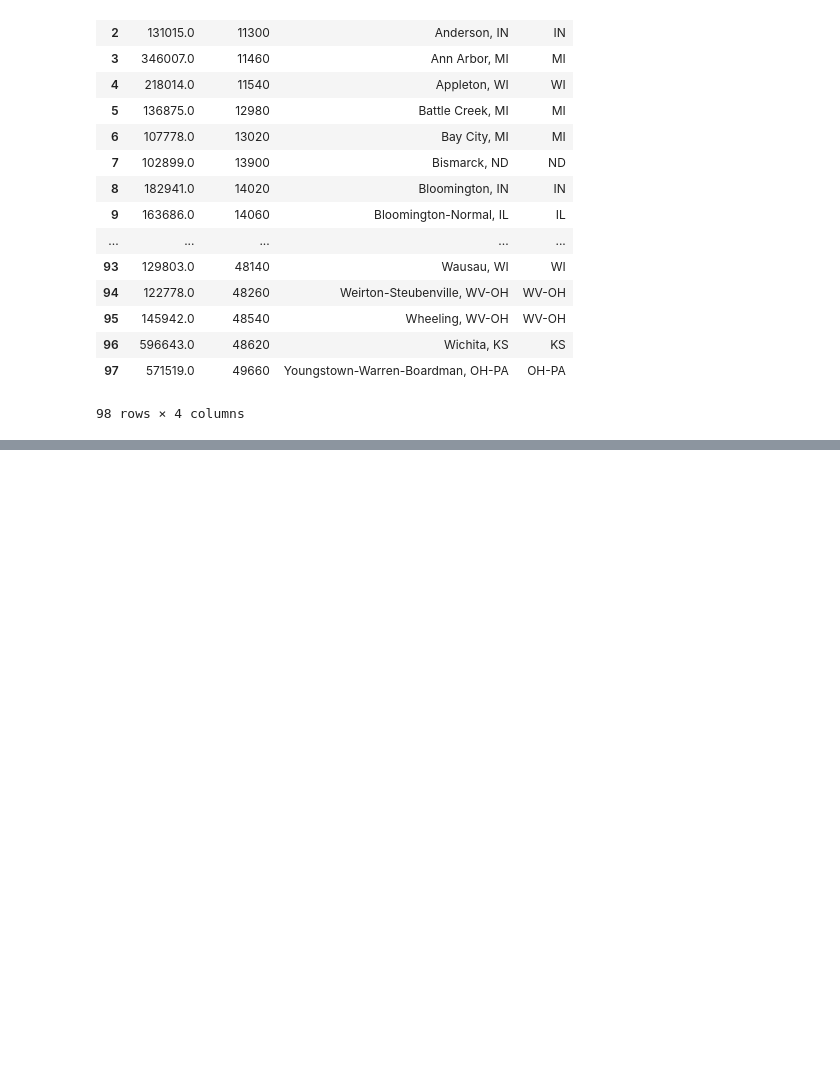
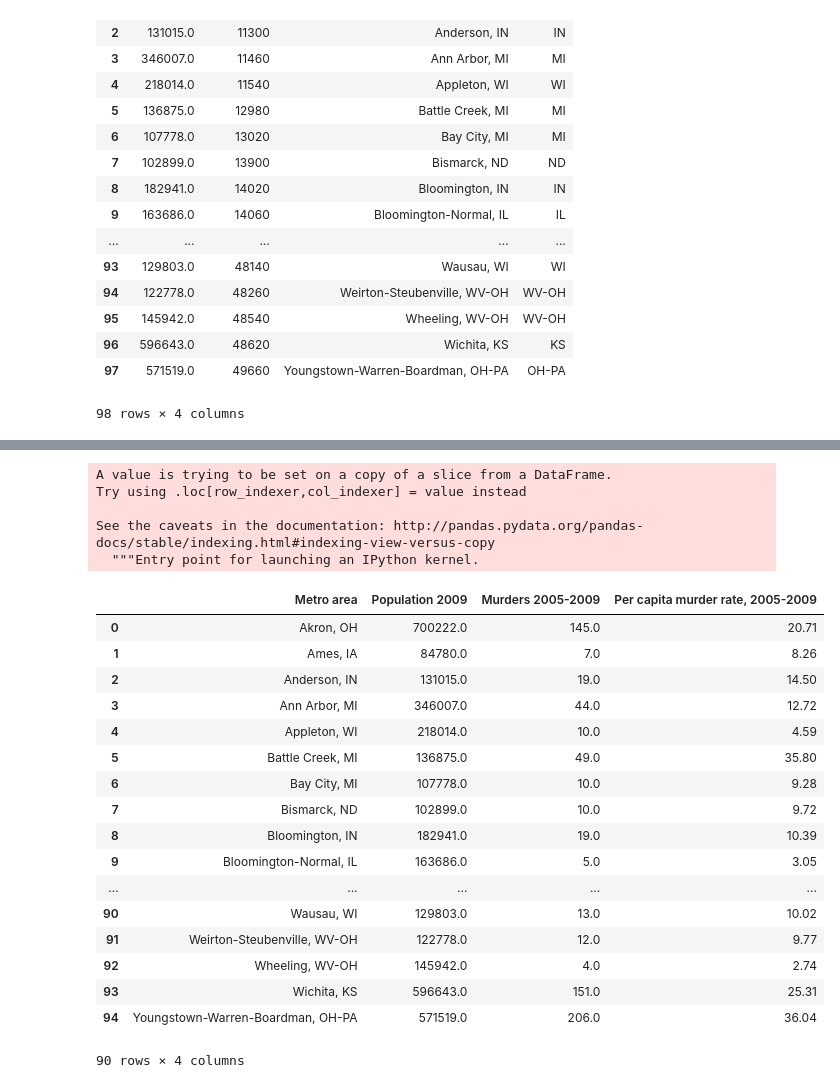
Before and after one commit to bendgame/Project-one, a Jupyter notebook: MurdersByMetro.ipynb, the cells around one changed output, grey strips where cells are left out. Drawn from its saved outputs; the diff is of its cells as text; code cells hidden in the pictures; blank space fills up the shorter version.

Commit message:
Per capita calculations

```diff
--- a/MurdersByMetro.ipynb
+++ b/MurdersByMetro.ipynb
@@ -178,12 +178,14 @@ midwest_metros
 | 97 | 571519.0 | 49660 | Youngstown-Warren-Boardman, OH-PA | OH-PA |
 98 rows × 4 columns
 # %%
-midwest_metros_murders_p1 = pd.merge(msa_murders_urban, midwest_metros, on='MSA', how='outer')
-midwest_metros_murders = pd.merge(midwest_metros_murders_p1, msa_0509_murders_urban, on='MSA', how='outer')
+midwest_metromurders_p1 = pd.merge(msa_murders_urban, midwest_metros, on='MSA', how='outer')
+midwest_metromurders = pd.merge(midwest_metromurders_p1, msa_0509_murders_urban, on='MSA', how='outer')
 
-midwest_metros_murders = midwest_metros_murders.rename(columns={
-    'MSA': 'Metro area', 'Homicides_x': 'Murders 1976-2017', 'Population': 'Population', \
+midwest_metromurders = midwest_metromurders.rename(columns={
+    'MSA': 'Metro area', 'Homicides_x': 'Murders all years', 'Population': 'Population 2009', \
     'MSA Code': 'MSA Code', 'State': 'State', 'Homicides_y': 'Murders 2005-2009'
 })
+midwest_metromurders = midwest_metromurders.dropna()
 
-midwest_metros_murders = midwest_metros_murders.dropna()
+midwest_metromurders_0509 = midwest_metromurders[['Metro area', 'Population 2009', 'Murders 2005-2009']]
+midwest_metromurders_all = midwest_metromurders[['Metro area', 'Population 2009', 'Murders all years']]
@@ -213,3 +192,31 @@ midwest_metro_murders['Per capita murder rate, 2005-2009'] == midwest_metros_mur
+# %%
+midwest_metromurders_0509['Per capita murder rate, 2005-2009'] = midwest_metromurders_0509['Murders 2005-2009'] * 100000 / midwest_metromurders_0509['Population 2009']
+midwest_metromurders_0509 = midwest_metromurders_0509.round(2)
+midwest_metromurders_0509
+# %% [output]
+A value is trying to be set on a copy of a slice from a DataFrame.
+Try using .loc[row_indexer,col_indexer] = value instead
+
+See the caveats in the documentation: http://pandas.pydata.org/pandas-docs/stable/indexing.html#indexing-view-versus-copy
+  """Entry point for launching an IPython kernel.
+|  | Metro area | Population 2009 | Murders 2005-2009 | Per capita murder rate, 2005-2009 |
+| 0 | Akron, OH | 700222.0 | 145.0 | 20.71 |
+| 1 | Ames, IA | 84780.0 | 7.0 | 8.26 |
+| 2 | Anderson, IN | 131015.0 | 19.0 | 14.50 |
+| 3 | Ann Arbor, MI | 346007.0 | 44.0 | 12.72 |
+| 4 | Appleton, WI | 218014.0 | 10.0 | 4.59 |
+| 5 | Battle Creek, MI | 136875.0 | 49.0 | 35.80 |
+| 6 | Bay City, MI | 107778.0 | 10.0 | 9.28 |
+| 7 | Bismarck, ND | 102899.0 | 10.0 | 9.72 |
+| 8 | Bloomington, IN | 182941.0 | 19.0 | 10.39 |
+| 9 | Bloomington-Normal, IL | 163686.0 | 5.0 | 3.05 |
+| ... | ... | ... | ... | ... |
+| 90 | Wausau, WI | 129803.0 | 13.0 | 10.02 |
+| 91 | Weirton-Steubenville, WV-OH | 122778.0 | 12.0 | 9.77 |
+| 92 | Wheeling, WV-OH | 145942.0 | 4.0 | 2.74 |
+| 93 | Wichita, KS | 596643.0 | 151.0 | 25.31 |
+| 94 | Youngstown-Warren-Boardman, OH-PA | 571519.0 | 206.0 | 36.04 |
+90 rows × 4 columns
 # %%
 # census_data_cntyfips = c.acs5.get(('NAME', 'B01003_001E'), {'for': 'county:*', 'in': 'state:*'})
 # census_df_cntyfips = pd.DataFrame(census_data_cntyfips)
```
Also changed, not shown: parts of 2 cells of this notebook.
